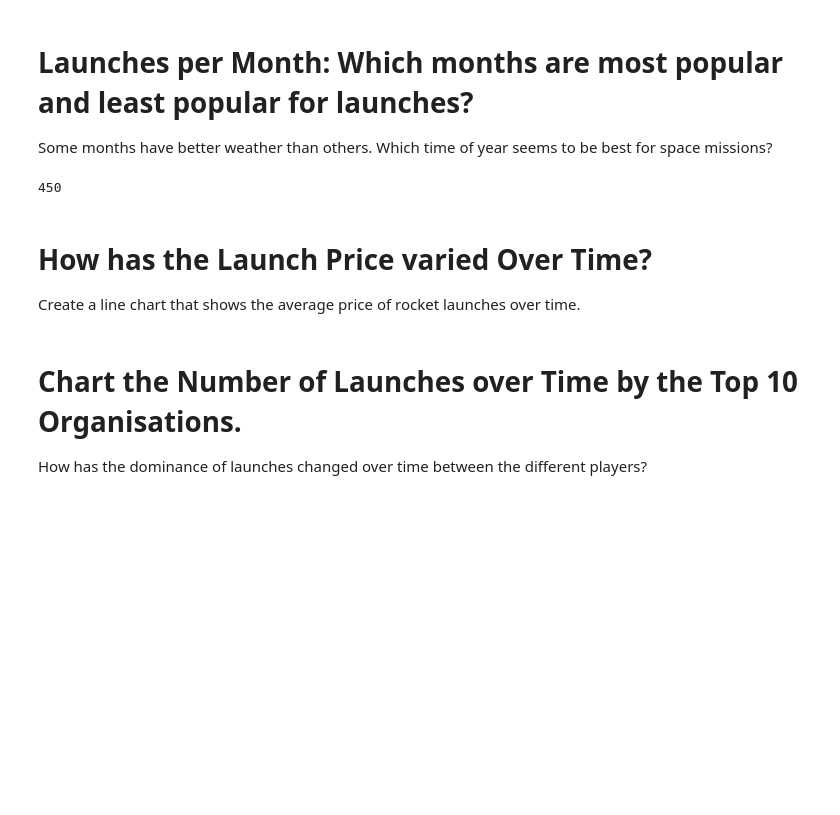
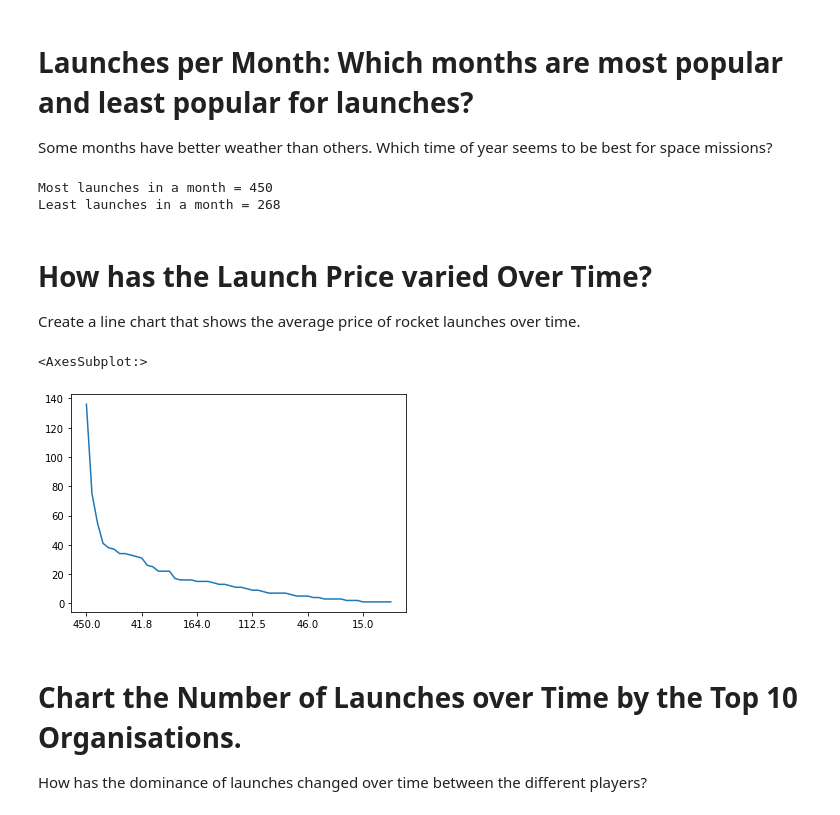
Before and after one commit to christinichka/Space-Race-Analysis, a Jupyter notebook: Space_Missions_Analysis_Capstone.ipynb, the cells around one changed output. Drawn from its saved outputs; the diff is of its cells as text; code cells hidden in the pictures; blank space fills up the shorter version.

```diff
--- a/Space_Missions_Analysis_Capstone.ipynb
+++ b/Space_Missions_Analysis_Capstone.ipynb
@@ -397,21 +410,41 @@ fig.show()
 # Launches per Month: Which months are most popular and least popular for launches?
 
 Some months have better weather than others. Which time of year seems to be best for space missions?
-# %%
-ds['count'].max()
-# print the month associated with the max value
-# %% [output]
-450
+# %%
+# Using max to find the most launches per month
+most_launches = ds['count'].max()
+print("Most launches in a month =", most_launches)
+
+#Using min to find the least launches per month
+least_launches = ds['count'].min()
+print("Least launches in a month =", least_launches)
+
+# print the month associated with the max value
+# %% [output]
+Most launches in a month = 450
+Least launches in a month = 268
 # %% [markdown]
 # How has the Launch Price varied Over Time?
 
 Create a line chart that shows the average price of rocket launches over time.
 # %%
-px.histogram(df_data.sort_values(by=["Date", "Price"], ascending=[False, False]), x="Price",nbins=10)
+# Histogram example
+# px.histogram(df_data.sort_values(by=["year", "Price"], ascending=[False, False]), x="Price",nbins=10)
 
-# df = px.data.gapminder().query("country=='Canada'")
-# fig = px.line(df, x="year", y="Price", title='Launch Price Over Time')
+# Line chart of Launch Price over time
+df_data["Price"].value_counts().plot()
+
+# Calculate the average price per year
+#Group by year and get mean
+# average_price = df_data.groupby("Date")["Price"].mean
+# average_price
+
+# df_data = px.data.gapminder().query("Price")
+# fig = px.line(df_data, x="year", y="Price", title='Average Price of Launches Over Time')
 # fig.show()
+# %% [output]
+<AxesSubplot:>
+[figure, added]
 # %% [markdown]
 # Chart the Number of Launches over Time by the Top 10 Organisations.
 
```
Also changed, not shown: parts of 13 cells of this notebook.
